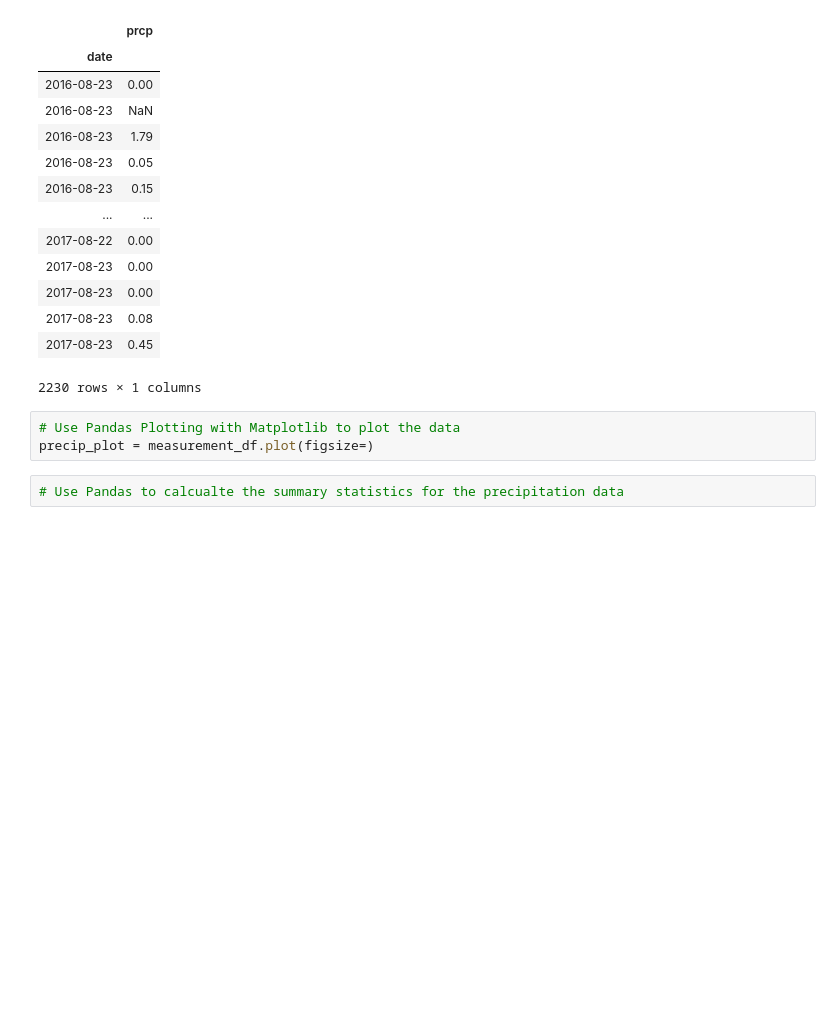
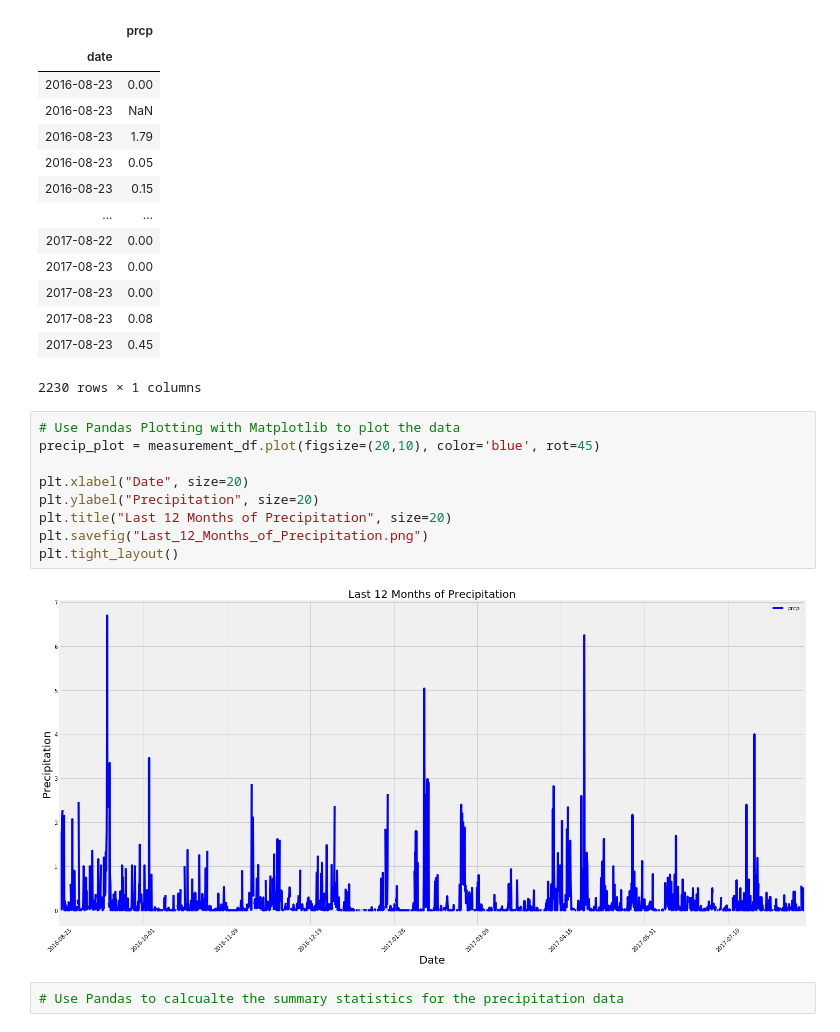
Before and after one commit to vijay043077/sqlalchemy-challenge, a Jupyter notebook: Instructions/climate_starter.ipynb, the cells around one changed output. Cells and saved outputs as stored; diff of their text form; blank space fills up the shorter version.

```diff
--- a/Instructions/climate_starter.ipynb
+++ b/Instructions/climate_starter.ipynb
@@ -108,7 +108,15 @@ measurement_df
 2230 rows × 1 columns
 # %%
 # Use Pandas Plotting with Matplotlib to plot the data
-precip_plot = measurement_df.plot(figsize=)
+precip_plot = measurement_df.plot(figsize=(20,10), color='blue', rot=45)
+
+plt.xlabel("Date", size=20)
+plt.ylabel("Precipitation", size=20)
+plt.title("Last 12 Months of Precipitation", size=20)
+plt.savefig("Last_12_Months_of_Precipitation.png")
+plt.tight_layout()
+# %% [output]
+[figure, added]
 # %%
 # Use Pandas to calcualte the summary statistics for the precipitation data
 # %%
```
Also changed, not shown: 1 other file.
